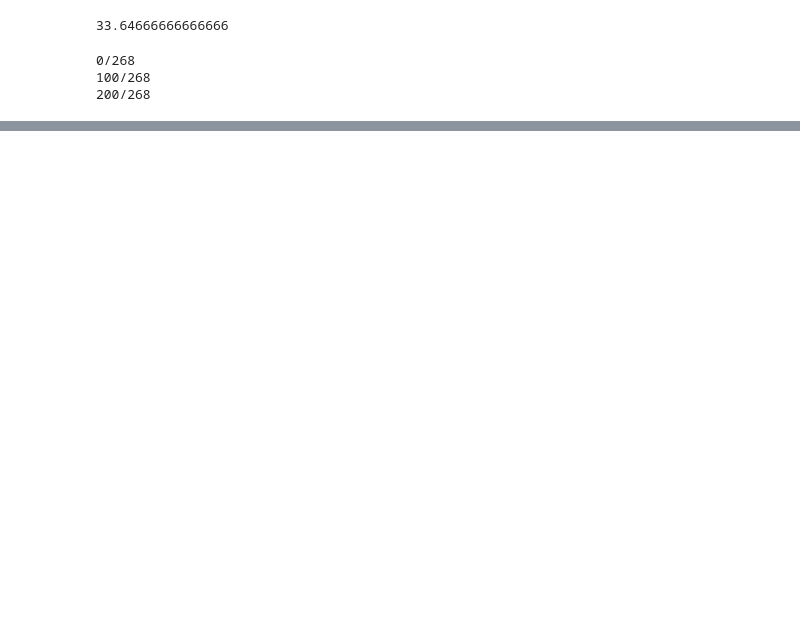
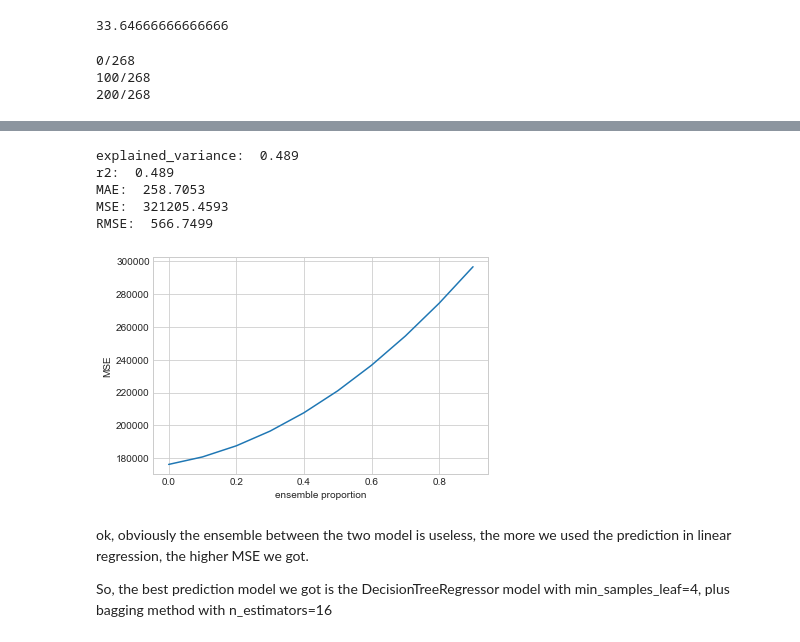
Before and after one commit to chen-assert/MLclass, a Jupyter notebook: project1/pro1.ipynb, the cells around one changed output, grey strips where cells are left out. Drawn from its saved outputs; the diff is of its cells as text; code cells hidden in the pictures; blank space fills up the shorter version.

```diff
--- a/project1/pro1.ipynb
+++ b/project1/pro1.ipynb
@@ -590,0 +670,48 @@ let us try to ensemble it with
+# %%
+cate=10
+dataset_linear_regression=dataset.copy()
+catColumns = dataset_linear_regression.select_dtypes(['object']).columns
+le = preprocessing.LabelEncoder()
+for col in catColumns:
+    n = len(dataset_linear_regression[col].unique())
+    if (n > 2):
+        if(n < cate):
+            X = pd.get_dummies(dataset_linear_regression[col])
+            #X = X.drop(X.columns[0], axis=1)
+            dataset_linear_regression[col+" - "+X.columns] = X
+        dataset_linear_regression.drop(col, axis=1, inplace=True)  # drop the original categorical variable (optional)
+    else:
+        le.fit(dataset_linear_regression[col])
+        dataset_linear_regression[col] = le.transform(dataset_linear_regression[col])
+x_linear_regression = dataset_linear_regression.drop('solve_time', axis=1)
+x_train4, x_test4, y_train4, y_test4 = train_test_split(x_linear_regression, y, test_size=0.2,random_state=seed1)
+x_train4, xvalidation4, y_train4, y_validation4 = train_test_split(x_train4, y_train4, test_size=0.2,random_state=seed2)
+linreg = linear_model.LinearRegression()
+reg=linreg.fit(x_train4,y_train4)
+regression_results(y_test4,reg.predict(x_test4))
+# %% [output]
+explained_variance:  0.489
+r2:  0.489
+MAE:  258.7053
+MSE:  321205.4593
+RMSE:  566.7499
+# %%
+#ensemble
+index_list=[]
+mse_list=[]
+clf_pre=clf.predict(x_test3)
+reg_pre=reg.predict(x_test4)
+for i in np.arange(0.0, 1.0, 0.1):
+    index_list.append(i)
+    mse_list.append(metrics.mean_squared_error(y_test3,reg.predict(x_test4)*i+bag.predict(x_test3)*(1-i)))
+plt.style.use('seaborn-whitegrid')
+fig = plt.figure()
+ax = plt.axes()
+ax.set(xlabel='ensemble proportion', ylabel='MSE')
+ax.plot(index_list,mse_list);
+# %% [output]
+[figure, added]
+# %% [markdown]
+ok, obviously the ensemble between the two model is useless, the more we used the prediction in linear regression, the higher MSE we got.
+
+So, the best prediction model we got is the DecisionTreeRegressor model with min_samples_leaf=4, plus bagging method with n_estimators=16
```
Also changed, not shown: parts of 29 cells of this notebook, 1 other file.
